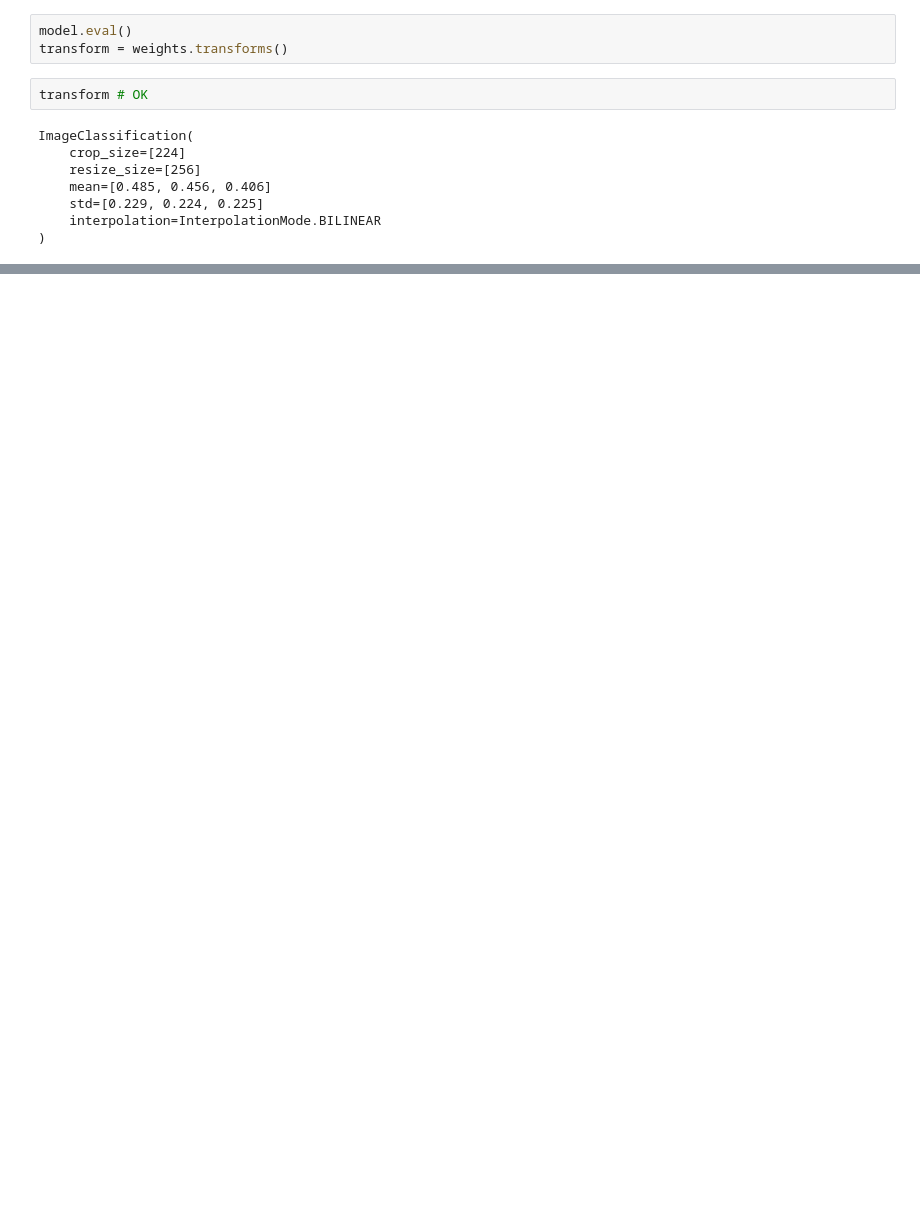
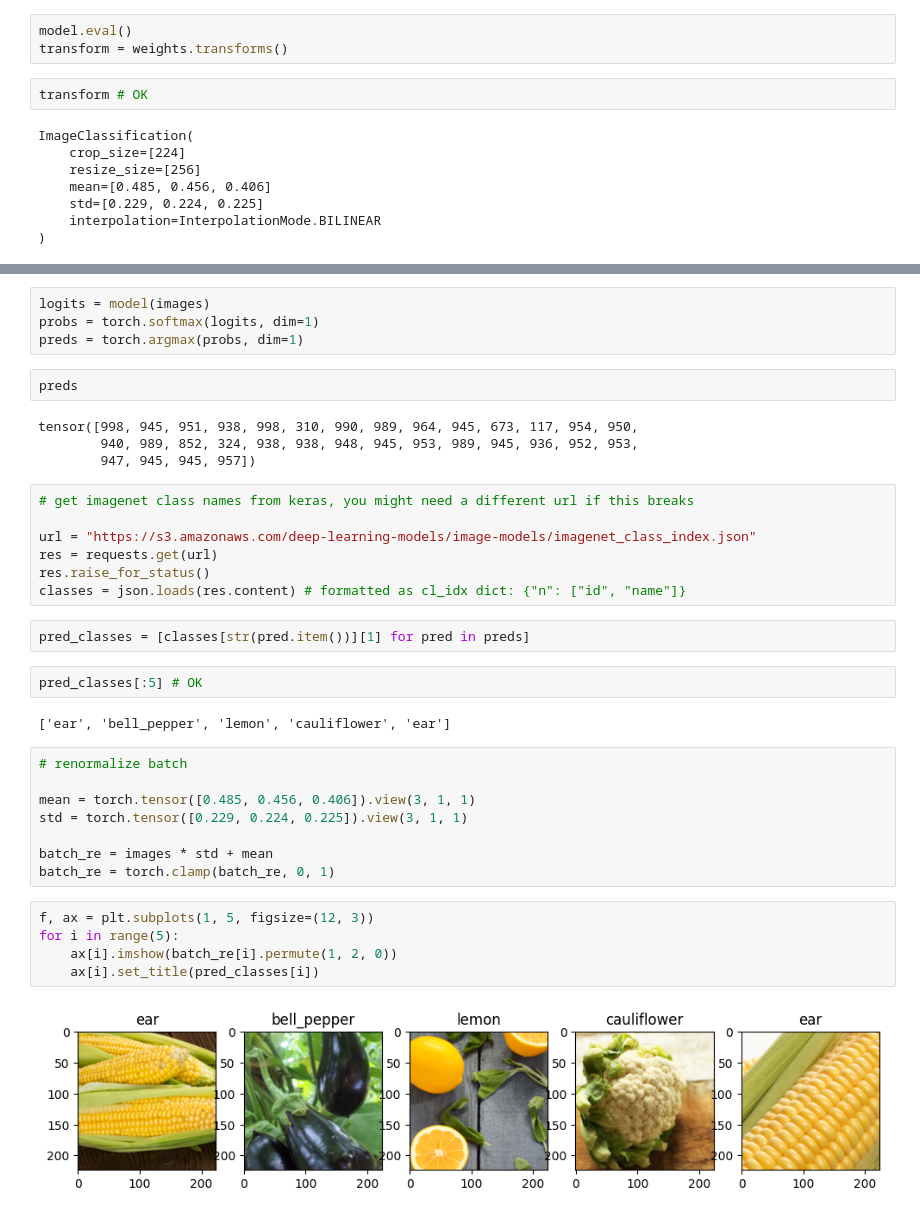
Before and after one commit to piotrswiecik/cvision, a Jupyter notebook: notebooks/fruits_alexnet.ipynb, the cells around one changed output, grey strips where cells are left out. Saved outputs shown, nothing was run; the diff lists cells and outputs as text; blank space fills up the shorter version.

```diff
--- a/notebooks/fruits_alexnet.ipynb
+++ b/notebooks/fruits_alexnet.ipynb
@@ -43,0 +57,38 @@ batch =
+# %%
+logits = model(images)
+probs = torch.softmax(logits, dim=1)
+preds = torch.argmax(probs, dim=1)
+# %%
+preds
+# %% [output]
+tensor([998, 945, 951, 938, 998, 310, 990, 989, 964, 945, 673, 117, 954, 950,
+        940, 989, 852, 324, 938, 938, 948, 945, 953, 989, 945, 936, 952, 953,
+        947, 945, 945, 957])
+# %%
+# get imagenet class names from keras, you might need a different url if this breaks
+
+url = "https://s3.amazonaws.com/deep-learning-models/image-models/imagenet_class_index.json"
+res = requests.get(url)
+res.raise_for_status()
+classes = json.loads(res.content) # formatted as cl_idx dict: {"n": ["id", "name"]}
+# %%
+pred_classes = [classes[str(pred.item())][1] for pred in preds]
+# %%
+pred_classes[:5] # OK
+# %% [output]
+['ear', 'bell_pepper', 'lemon', 'cauliflower', 'ear']
+# %%
+# renormalize batch
+
+mean = torch.tensor([0.485, 0.456, 0.406]).view(3, 1, 1)
+std = torch.tensor([0.229, 0.224, 0.225]).view(3, 1, 1)
+
+batch_re = images * std + mean
+batch_re = torch.clamp(batch_re, 0, 1)
+# %%
+f, ax = plt.subplots(1, 5, figsize=(12, 3))
+for i in range(5):
+    ax[i].imshow(batch_re[i].permute(1, 2, 0))
+    ax[i].set_title(pred_classes[i])
+# %% [output]
+[figure, added]
```
Also changed, not shown: parts of 4 cells of this notebook.
